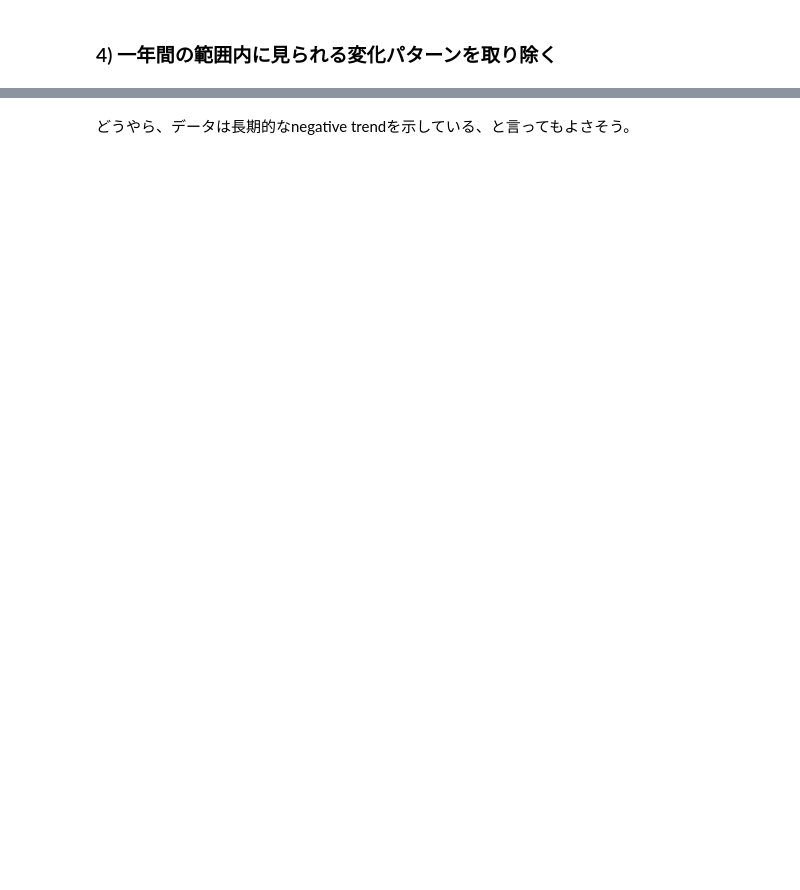
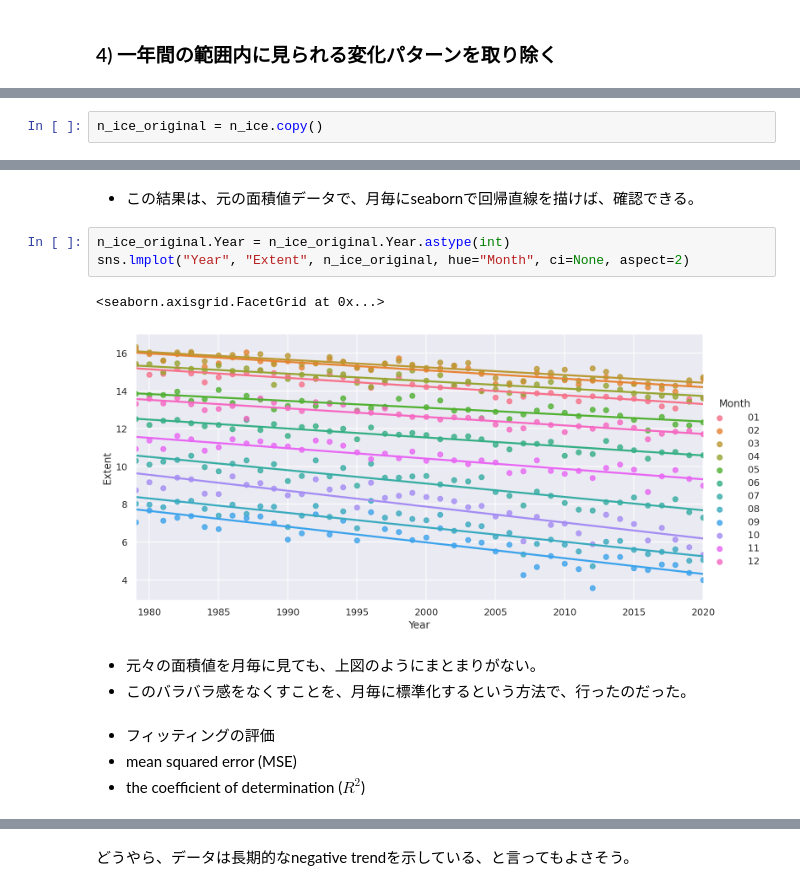
Before and after one commit to yfukui47/course2021-sml, a Jupyter notebook: 06_linear_regression_1.ipynb, the cells around one changed output, grey strips where cells are left out. Drawn from its saved outputs; the diff is of its cells as text; blank space fills up the shorter version.

```diff
--- a/06_linear_regression_1.ipynb
+++ b/06_linear_regression_1.ipynb
@@ -241,0 +331,2 @@ plt.savefig("IceExtentLinearRegressionAllMonthsByYearPrediction.png", dpi=300, b
+# %%
+n_ice_original = n_ice.copy()
@@ -241,0 +449,15 @@ plt.savefig("IceExtentLinearRegressionAllMonthsByYearPrediction.png", dpi=300, b
+# %% [markdown]
+* この結果は、元の面積値データで、月毎にseabornで回帰直線を描けば、確認できる。
+# %%
+n_ice_original.Year = n_ice_original.Year.astype(int)
+sns.lmplot("Year", "Extent", n_ice_original, hue="Month", ci=None, aspect=2)
+# %% [output]
+<seaborn.axisgrid.FacetGrid at 0x...>
+[figure, added]
+# %% [markdown]
+* 元々の面積値を月毎に見ても、上図のようにまとまりがない。
+* このバラバラ感をなくすことを、月毎に標準化するという方法で、行ったのだった。
+# %% [markdown]
+* フィッティングの評価
+ *   mean squared error (MSE)
+ *   the coefficient of determination ($R^2$)
```
Also changed, not shown: parts of 114 cells of this notebook.
